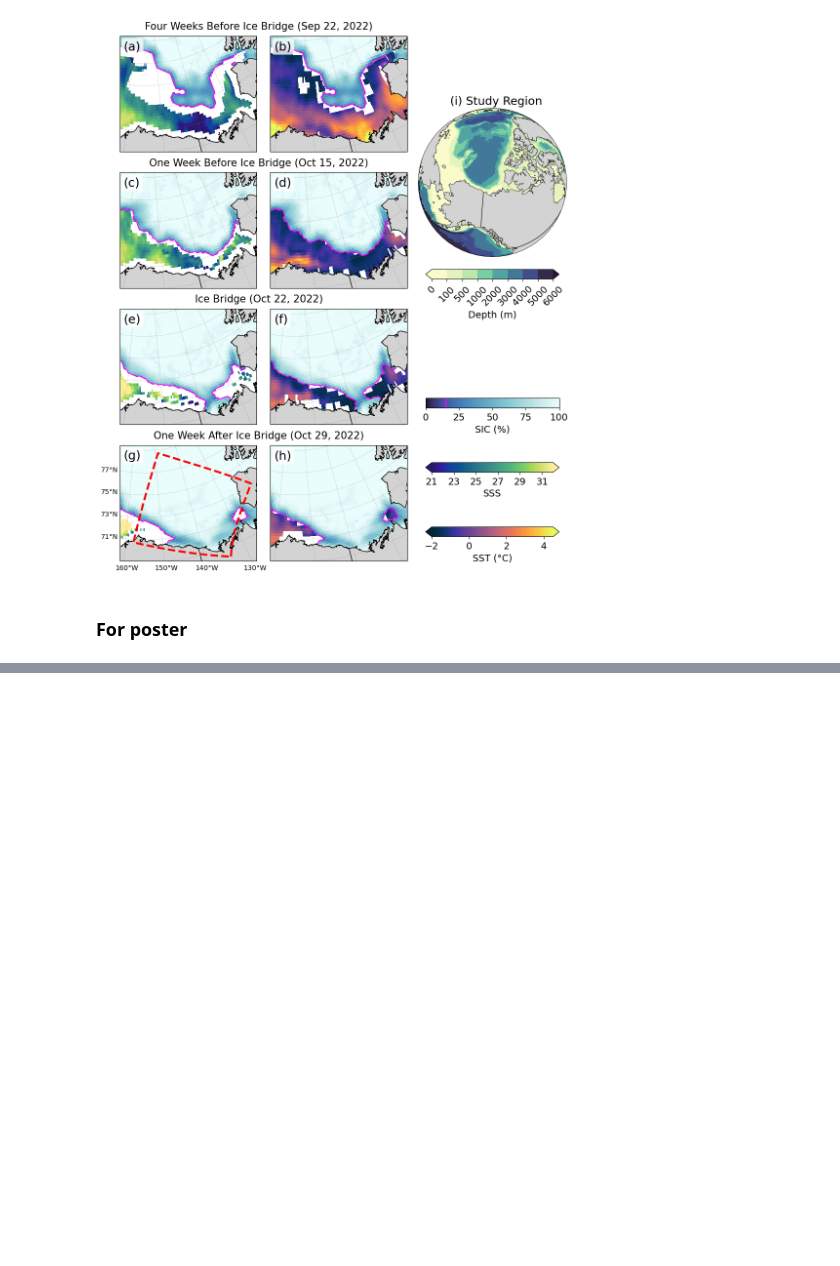
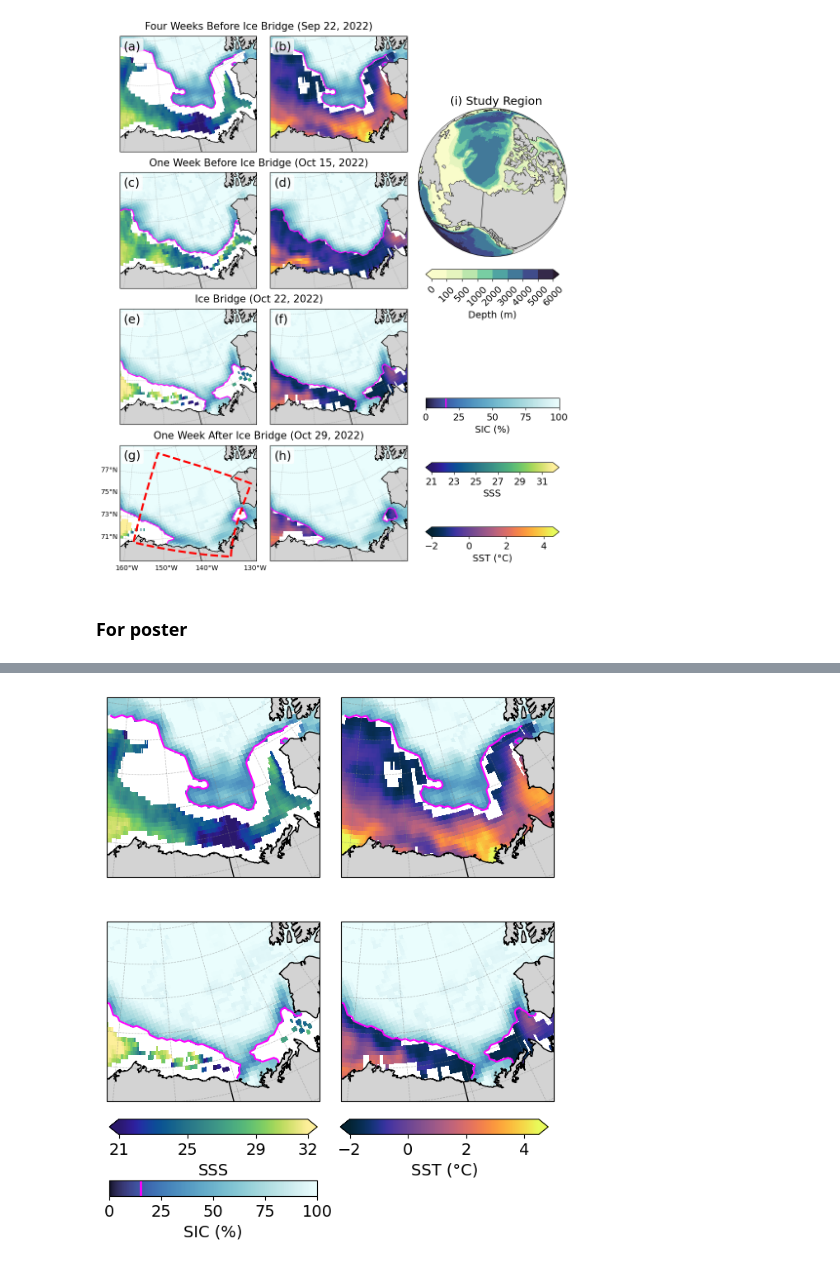
Before and after one commit to mjzahn/SASSIE_ECCO_salinity_stratification, a Jupyter notebook: notebooks/satellite_obs/fig1_satellite_snapshots.ipynb, the cells around one changed output, grey strips where cells are left out. Drawn from its saved outputs; the diff is of its cells as text; code cells hidden in the pictures; blank space fills up the shorter version.

```diff
--- a/notebooks/satellite_obs/fig1_satellite_snapshots.ipynb
+++ b/notebooks/satellite_obs/fig1_satellite_snapshots.ipynb
@@ -832,0 +833,96 @@ plt.show()
+# %%
+# Set font size
+plt.rcParams['font.size'] = 14
+
+# Define NSIDC stereographic projection
+nsidc_proj = Proj(proj='stere', lat_0=90, lon_0=-45, lat_ts=70,
+                  a=6378273, b=6356889.449, units='m')
+transformer = Transformer.from_proj(nsidc_proj, "epsg:4326", always_xy=True)
+
+# Create 2x2 plot (only rows 1 and 3 from original 4x2)
+fig, axes = plt.subplots(2, 2, figsize=(7, 6.2),
+                         subplot_kw={'projection': ccrs.NorthPolarStereo(central_longitude=-155)})
+plt.subplots_adjust(wspace=0.1, hspace=0.15, right=0.9, top=0.93)
+
+# Select indices for row 1 and 3 from original 4-row setup
+row_indices = [0, 2]
+
+labels = list(string.ascii_lowercase)
+pcolormesh_handle = None
+sss_im_list = []
+sst_im_list = []
+
+for plot_idx, i in enumerate(row_indices):
+    sic_ds = xr.open_dataset(sic_file_paths[i])
+    sic = sic_ds['cdr_seaice_conc'].squeeze()
+    if sic.max() > 1.5:
+        sic = sic / 100.0
+    sic_masked = np.where(sic > 0.15, sic, np.nan)
+
+    sss = xr.open_dataset(sss_file_paths[i])['sss_smap'].squeeze()
+    sst = xr.open_dataset(sst_file_paths[i])['sst'].squeeze()
+    sst_ice = xr.open_dataset(sst_file_paths[i])['ice'].squeeze()
+
+    x = sic_ds['x'].values
+    y = sic_ds['y'].values
+    X, Y = np.meshgrid(x, y)
+    lon, lat = transformer.transform(X, Y)
+
+    row_titles = ["", "", "", ""]
+    row_title = f"{row_titles[i]}"
+
+    row_top_y = max(axes[plot_idx, 0].get_position().y1, axes[plot_idx, 1].get_position().y1)
+    fig.text(0.5, row_top_y + 0.008, row_title, ha='center', fontsize=15)
+
+    for j in range(2):
+        ax = axes[plot_idx, j]
+        ax.set_extent([-161, -126, 69, 78], crs=ccrs.PlateCarree())
+        ax.add_feature(cfeature.NaturalEarthFeature('physical', 'land', '10m', facecolor='lightgray'))
+        ax.add_feature(cfeature.BORDERS.with_scale('10m'))
+        ax.add_feature(cfeature.COASTLINE.with_scale('10m'))
+        gl = ax.gridlines(draw_labels=False, linewidth=0.5, color='gray',
+                          alpha=0.5, linestyle='--', ylocs=[67, 69, 71, 73, 75, 77, 79])
+
+        if j == 0:
+            sss_cb = sss.plot(ax=ax, transform=ccrs.PlateCarree(), cmap=cmocean.cm.haline,
+                              vmin=21, vmax=32, add_colorbar=False, extend='both')
+        else:
+            sst_cb = sst.where(sst_ice.isnull()).plot(ax=ax, transform=ccrs.PlateCarree(), cmap=cmocean.cm.thermal,
+                              vmin=-2, vmax=4.5, add_colorbar=False, extend='both')
+
+        sic_cb = ax.pcolormesh(lon, lat, sic_masked * 100, transform=ccrs.PlateCarree(),
+                               cmap=custom_ice_cmap, shading='auto', vmin=0, vmax=100)
+
+        ax.set_title("")
+        regional_mask = ((lon >= -165) & (lon <= -120) & (lat >= 66) & (lat <= 80))
+        sic_region = np.where(regional_mask, sic, np.nan)
+        ax.contour(lon, lat, sic_region * 100, levels=[15], colors='magenta',
+                   linewidths=1.5, transform=ccrs.PlateCarree())
+
+        # ax.text(0.03, 0.96, f'({labels[i + j]})', transform=ax.transAxes,
+        #         fontsize=18, va='top', ha='left',
+        #         bbox=dict(facecolor='white', edgecolor='none', boxstyle='round,pad=0.2', alpha=0.8))
+
+# --- Colorbars below each column ---
+# Left column: SSS + SIC stacked
+cbar_ax_sss = fig.add_axes([0.13, 0.06, 0.36, 0.03])
+cb_sss = fig.colorbar(sss_cb, cax=cbar_ax_sss, orientation='horizontal', extend='both')
+cb_sss.set_label('SSS')
+cb_sss.set_ticks([21, 25, 29, 32])
+
+cbar_ax_sic = fig.add_axes([0.13, -0.06, 0.36, 0.03])
+cb_sic = fig.colorbar(sic_cb, cax=cbar_ax_sic, orientation='horizontal')
+cb_sic.set_label('SIC (%)')
+cb_sic.ax.vlines(15, *cb_sic.ax.get_xlim(), colors='magenta', linewidth=2)
+
+# Right column: SST only
+cbar_ax_sst = fig.add_axes([0.53, 0.06, 0.36, 0.03])
+cb_sst = fig.colorbar(sst_cb, cax=cbar_ax_sst, orientation='horizontal', extend='both')
+cb_sst.set_label('SST (°C)')
+cb_sst.set_ticks([-2, 0, 2, 4])
+
+# Save and show
+fig.savefig('/home/jpluser/git_repos/SASSIE_ECCO_salinity_stratification/figures/fig1_reduced_no-labels.png', dpi=300, bbox_inches='tight')
+plt.show()
+# %% [output]
+[figure, added]
```
Also changed, not shown: parts of 3 cells of this notebook, 4 other files.
